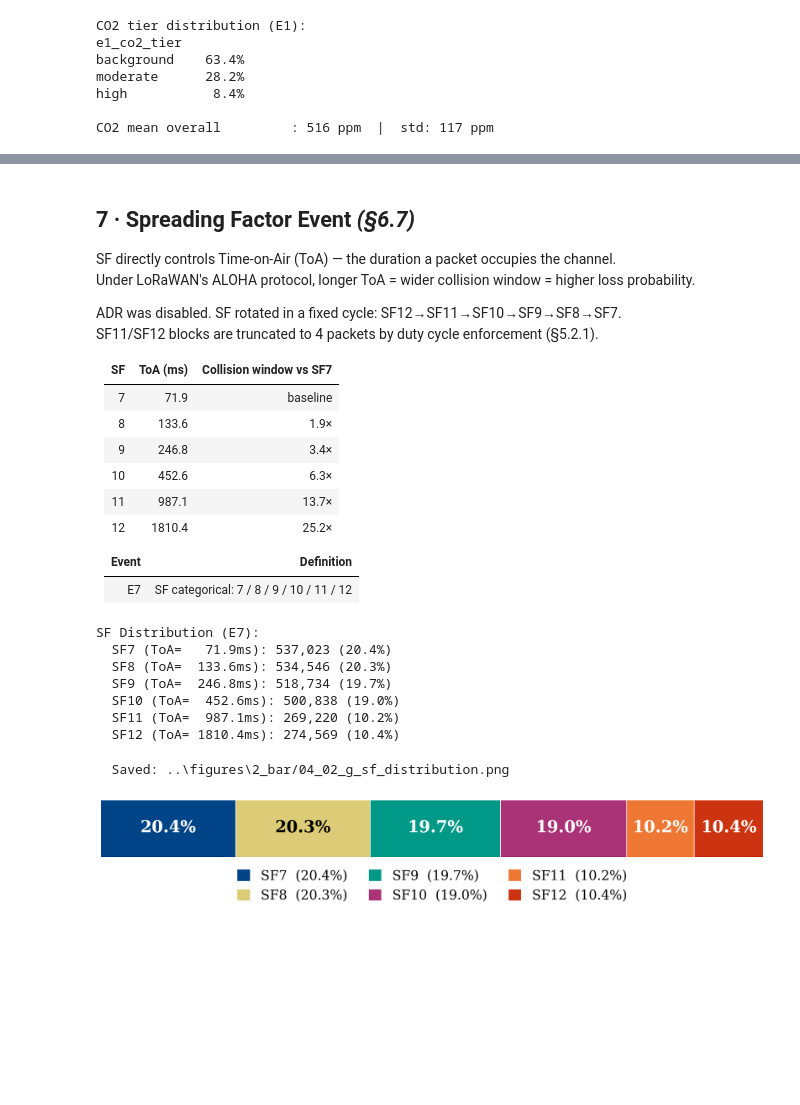
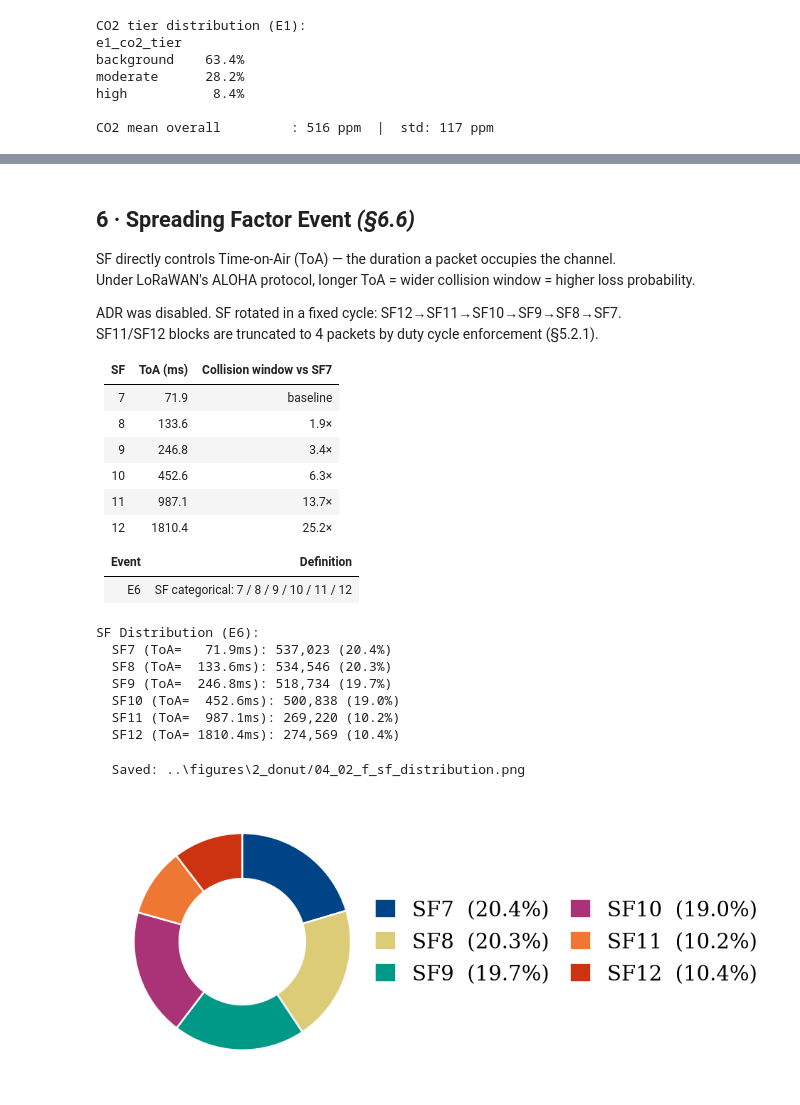
Before and after one commit to vincentmworia/Master-Thesis-Reliability-Analysis-of-Indoor-LoRaWAN-Links-using-packet-counter-reconstruction, a Jupyter notebook: notebooks/02_event_conditions.ipynb, the cells around one changed output, grey strips where cells are left out. Drawn from its saved outputs; the diff is of its cells as text; code cells hidden in the pictures; blank space fills up the shorter version.

```diff
--- a/notebooks/02_event_conditions.ipynb
+++ b/notebooks/02_event_conditions.ipynb
@@ -379,9 +344,9 @@ rather than directly attenuating 868 MHz signals.
 # %%
-# E4: absolute WHO-aligned PM2.5 tier
-df['e4_pm25_tier'] = pd.cut(
+# E3: absolute WHO-aligned PM2.5 tier
+df['e3_pm25_tier'] = pd.cut(
     df['pm25'], bins=[-0.01, 5, 15, 10_000], labels=['clean', 'moderate', 'elevated']
 )
 
-print('PM2.5 tier distribution (E4):')
-print(df['e4_pm25_tier'].value_counts(normalize=True).mul(100).round(1).to_string())
+print('PM2.5 tier distribution (E3):')
+print(df['e3_pm25_tier'].value_counts(normalize=True).mul(100).round(1).to_string())
 # %% [output]
@@ -412,14 +377,14 @@ save_fig(fig, '04_02_d_pm25_events')
 # %%
-# E5: temperature tier — tertiles of the deployment distribution (locked thresholds)
-df['e5_temp_tier'] = pd.cut(
+# E4: temperature tier — tertiles of the deployment distribution (locked thresholds)
+df['e4_temp_tier'] = pd.cut(
     df['temperature'], bins=[-100, 21.9, 25.3, 100], labels=['cool', 'moderate', 'warm']
 )
 
 print(f'Temperature range: {df["temperature"].min():.1f} – {df["temperature"].max():.1f} °C')
-print(f'E5 tertile thresholds: 21.9°C / 25.3°C')
-print('E5 temperature tier distribution:')
+print(f'E4 tertile thresholds: 21.9°C / 25.3°C')
+print('E4 temperature tier distribution:')
 print(
-    df['e5_temp_tier']
+    df['e4_temp_tier']
     .value_counts(normalize=True)
     .mul(100)
     .round(1)
@@ -456,13 +421,13 @@ save_fig(fig, '04_02_e_temperature_distribution')
 # %%
-# E6: humidity tier — WHO indoor-dampness guidance boundaries (thesis §3.4.6)
-df['e6_humidity_tier'] = pd.cut(
+# E5: humidity tier — WHO indoor-dampness guidance boundaries (thesis §3.4.6)
+df['e5_humidity_tier'] = pd.cut(
     df['humidity'], bins=[0, 30, 60, 100], labels=['dry', 'normal', 'humid']
 )
 print(f'Humidity range   : {df["humidity"].min():.1f} – {df["humidity"].max():.1f} %')
-print(df['e6_humidity_tier'].value_counts(normalize=True).mul(100).round(2).to_string())
+print(df['e5_humidity_tier'].value_counts(normalize=True).mul(100).round(2).to_string())
 
-# # E6: humidity tier — ASHRAE 55 comfort boundaries
-# df['e6_humidity_tier'] = pd.cut(
+# # E5: humidity tier — ASHRAE 55 comfort boundaries
+# df['e5_humidity_tier'] = pd.cut(
 #     df['humidity'], bins=[0, 30, 60, 100], labels=['dry', 'normal', 'humid']
 # )
 #
@@ -488,5 +453,5 @@ save_fig(fig, '04_02_f_humidity_distribution')
 # %% [markdown]
-## 7 · Spreading Factor Event  *(§6.7)*
+## 6 · Spreading Factor Event  *(§6.6)*
 
 SF directly controls Time-on-Air (ToA) — the duration a packet occupies the channel.
 Under LoRaWAN's ALOHA protocol, longer ToA = wider collision window = higher loss probability.
@@ -505,18 +470,18 @@ SF11/SF12 blocks are truncated to 4 packets by duty cycle enforcement (§5.2.1).
 
 | Event | Definition |
 |-------|-----------|
-| E7   | SF categorical: 7 / 8 / 9 / 10 / 11 / 12 |
+| E6   | SF categorical: 7 / 8 / 9 / 10 / 11 / 12 |
 # %%
-# E7: individual SF value
+# E6: individual SF value
 TOA_MS = {7: 71.9, 8: 133.6, 9: 246.8, 10: 452.6, 11: 987.1, 12: 1810.4}
-df['e7_sf'] = df['SF'].astype(int)
+df['e6_sf'] = df['SF'].astype(int)
 
-print('SF Distribution (E7):')
+print('SF Distribution (E6):')
 for sf in [7, 8, 9, 10, 11, 12]:
-    n = (df['e7_sf'] == sf).sum()
+    n = (df['e6_sf'] == sf).sum()
     print(f'  SF{sf} (ToA={TOA_MS[sf]:7.1f}ms): {n:,} ({n / len(df) * 100:.1f}%)')
 # %% [output]
-SF Distribution (E7):
+SF Distribution (E6):
   SF7 (ToA=   71.9ms): 537,023 (20.4%)
   SF8 (ToA=  133.6ms): 534,546 (20.3%)
   SF9 (ToA=  246.8ms): 518,734 (19.7%)
@@ -524,15 +489,15 @@ SF Distribution (E7):
   SF11 (ToA=  987.1ms): 269,220 (10.2%)
   SF12 (ToA= 1810.4ms): 274,569 (10.4%)
 # %%
-# Fig 04-02-g — Spreading-Factor Distribution (E7)
+# Fig 04-02-e — Spreading-Factor Distribution (E6)
 sfs = [7, 8, 9, 10, 11, 12]
-vals = [float(df['e7_sf'].eq(sf).mean() * 100) for sf in sfs]
+vals = [float(df['e6_sf'].eq(sf).mean() * 100) for sf in sfs]
 labs = [f'SF{sf}' for sf in sfs]
 colors = [C['navy'], C['yellow'], C['green'], C['purple'], C['orange'], C['red']]
 
 fig, ax = event_chart(vals, labs, colors)  # renders as CHART_STYLE
-save_fig(fig, '04_02_g_sf_distribution')
+save_fig(fig, '04_02_f_sf_distribution')
 # %% [output]
-  Saved: ..\figures\2_bar/04_02_g_sf_distribution.png
+  Saved: ..\figures\2_donut/04_02_f_sf_distribution.png
-[figure, old version]
+[figure, new version]
 # %% [markdown]
```
Also changed, not shown: parts of 29 cells of this notebook, 10 other files.
